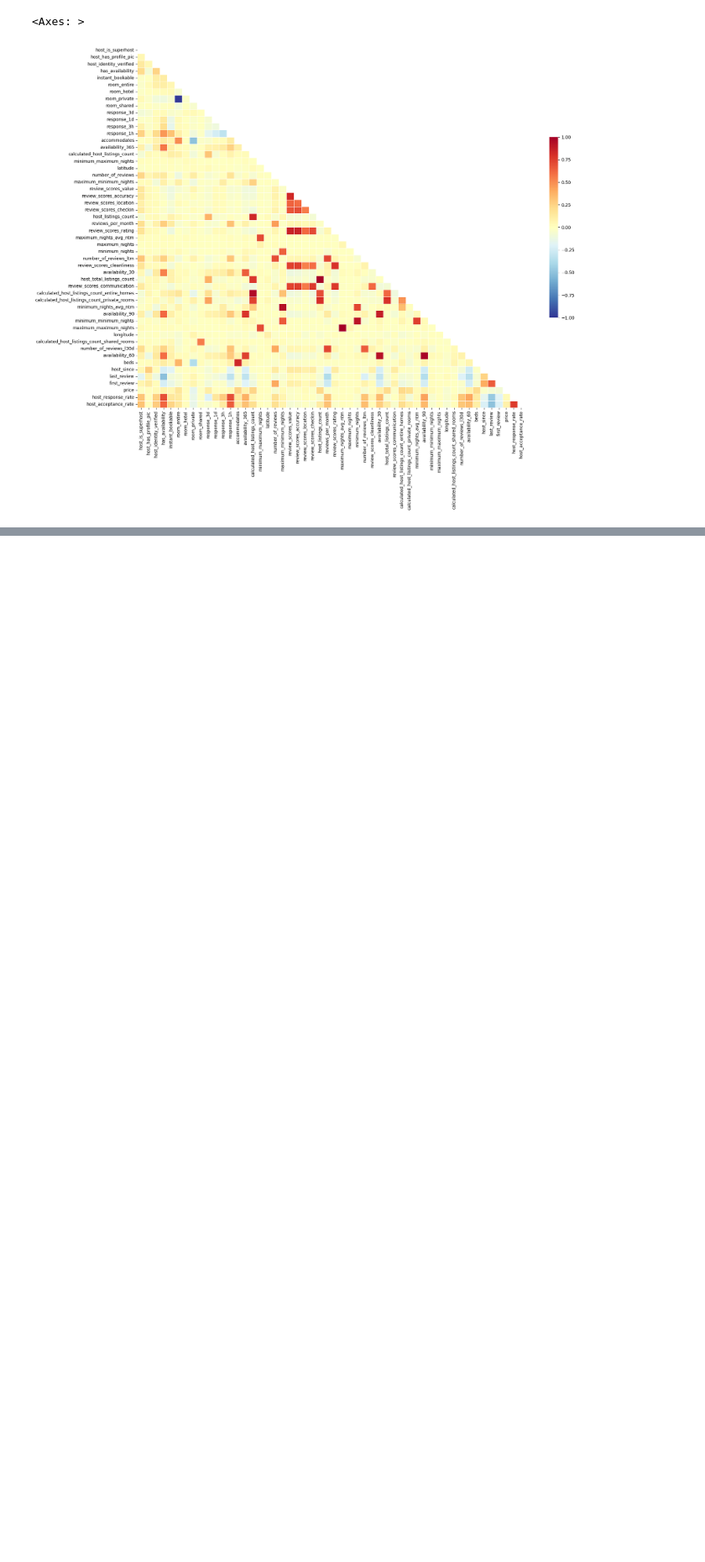
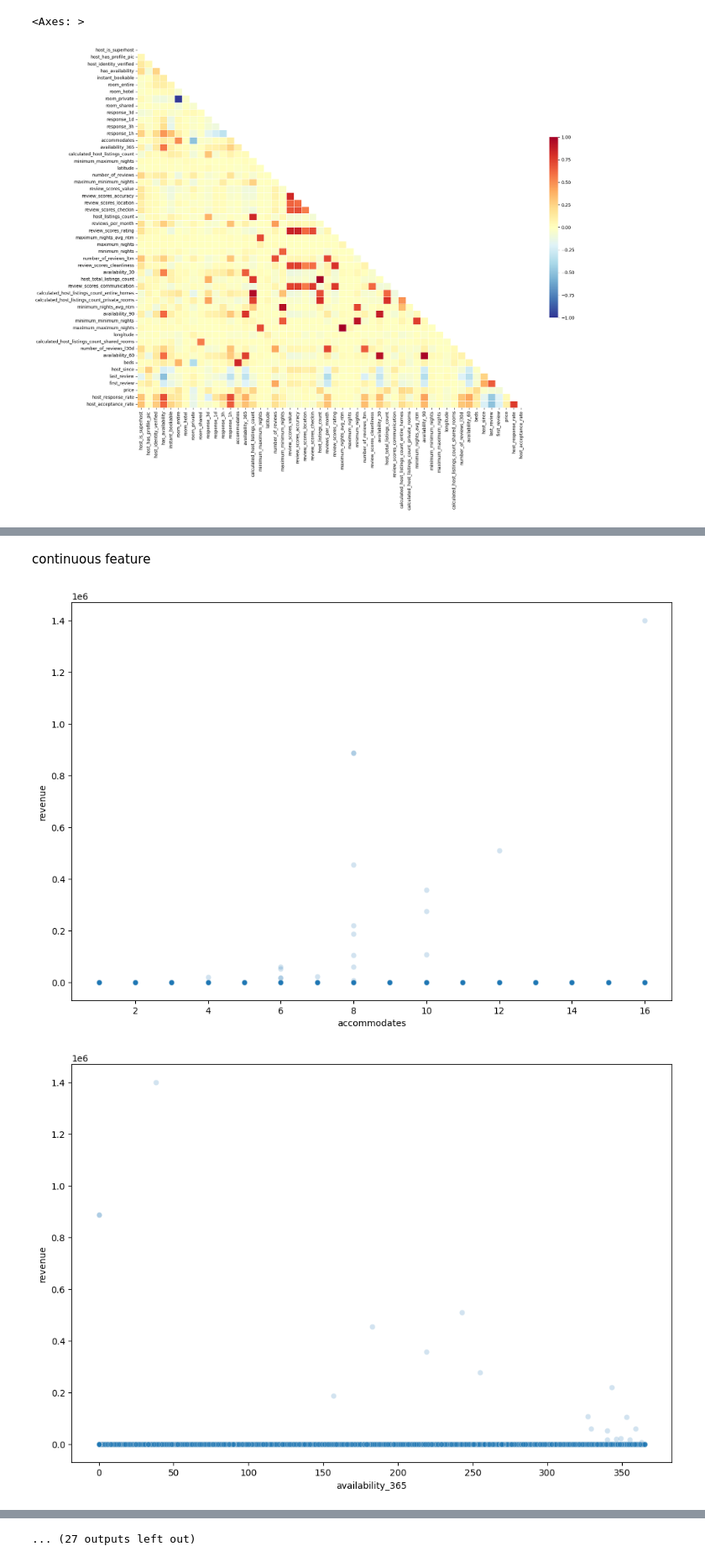
Before and after one commit to HongSeongMo/Airbnb, a Jupyter notebook: Another_copy_of_aribnb4강변수상관관계분석.ipynb, the cells around one changed output, grey strips where cells are left out. Shown at 84% size. Saved outputs shown, nothing was run; the diff lists cells and outputs as text; code cells hidden in the pictures; blank space fills up the shorter version.

```diff
--- a/Another_copy_of_aribnb4강변수상관관계분석.ipynb
+++ b/Another_copy_of_aribnb4강변수상관관계분석.ipynb
@@ -309,0 +335,14 @@ sns.heatmap(corr_df,
+# %% [markdown]
+continuous feature
+# %%
+# scatter plot
+for col in feature_continuous:
+    sns.scatterplot(data = feature_df,
+                    x = col,
+                    y = 'revenue',
+                    alpha = 0.2)
+                    #x_jitter = True)
+    plt.show()
+# %% [output]
+[figure, added]
+[figure, added]
@@ -309,0 +359 @@ sns.heatmap(corr_df,
+... (27 outputs left out)
```
Also changed, not shown: parts of 4 cells of this notebook.
